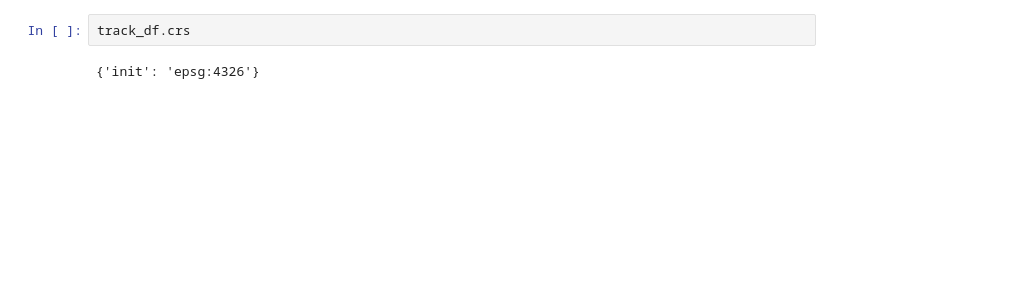
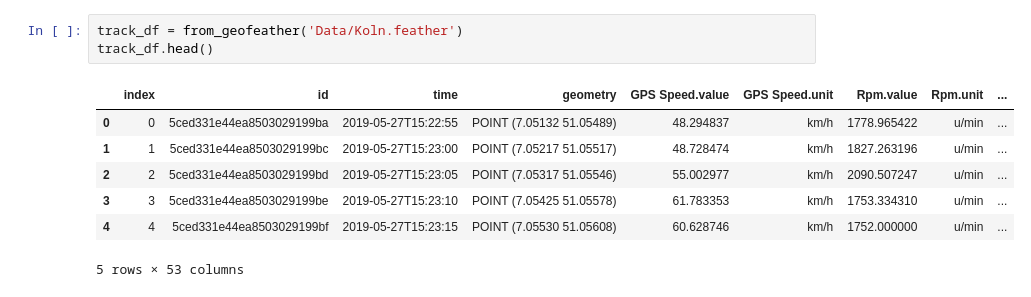
Before and after one commit to enviroCar/envirocar-py, a Jupyter notebook: examples/Getis_ord_Hotspots.ipynb, the cells around one changed output. Drawn from its saved outputs; the diff is of its cells as text; blank space fills up the shorter version.

```diff
--- a/examples/Getis_ord_Hotspots.ipynb
+++ b/examples/Getis_ord_Hotspots.ipynb
@@ -53,7 +24,14 @@ track_df.head()
-# %%
-track_df.crs
-# %% [output]
-{'init': 'epsg:4326'}
+# %%
+track_df = from_geofeather('Data/Koln.feather')
+track_df.head()
+# %% [output]
+|  | index | id | time | geometry | GPS Speed.value | GPS Speed.unit | Rpm.value | Rpm.unit | ... |
+| 0 | 0 | 5ced331e44ea8503029199ba | 2019-05-27T15:22:55 | POINT (7.05132 51.05489) | 48.294837 | km/h | 1778.965422 | u/min | ... |
+| 1 | 1 | 5ced331e44ea8503029199bc | 2019-05-27T15:23:00 | POINT (7.05217 51.05517) | 48.728474 | km/h | 1827.263196 | u/min | ... |
+| 2 | 2 | 5ced331e44ea8503029199bd | 2019-05-27T15:23:05 | POINT (7.05317 51.05546) | 55.002977 | km/h | 2090.507247 | u/min | ... |
+| 3 | 3 | 5ced331e44ea8503029199be | 2019-05-27T15:23:10 | POINT (7.05425 51.05578) | 61.783353 | km/h | 1753.334310 | u/min | ... |
+| 4 | 4 | 5ced331e44ea8503029199bf | 2019-05-27T15:23:15 | POINT (7.05530 51.05608) | 60.628746 | km/h | 1752.000000 | u/min | ... |
+5 rows × 53 columns
 # %%
 track_df.plot(figsize=(10, 12))
 # %% [output]
```
Also changed, not shown: parts of 12 cells of this notebook, 7 other files.
